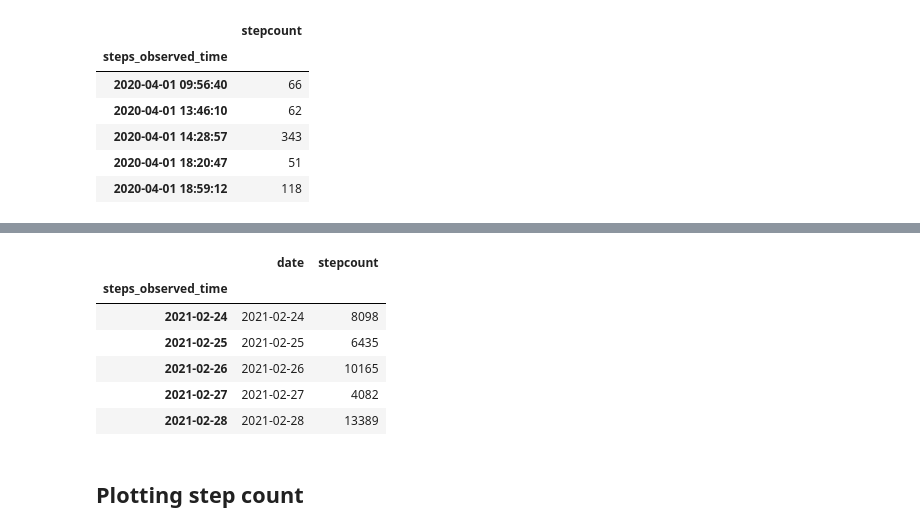
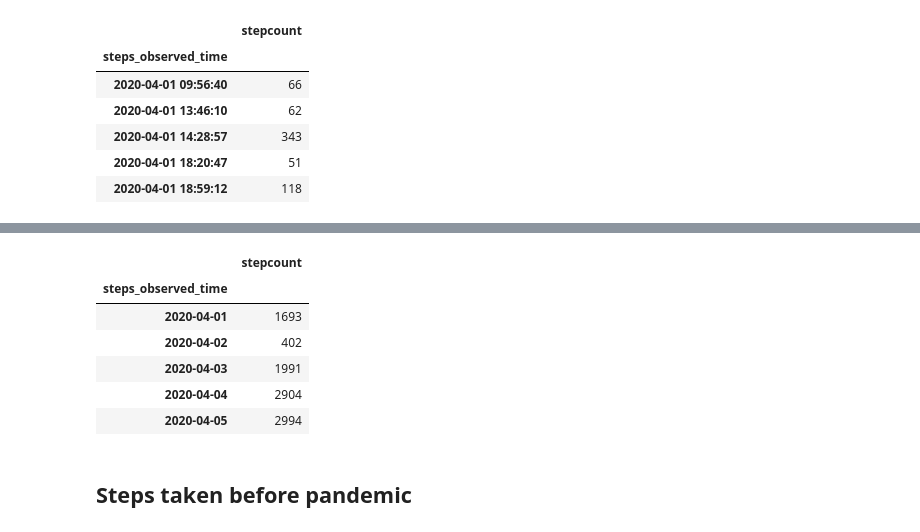
Before and after one commit to sank3t/Apple-Health, a Jupyter notebook: Health Data Analysis.ipynb, the cells around one changed output, grey strips where cells are left out. Cells and saved outputs as stored; diff of their text form; code cells hidden in the pictures.

```diff
--- a/Health Data Analysis.ipynb
+++ b/Health Data Analysis.ipynb
@@ -51,10 +85,10 @@ Selecting the data only from 01 Jan 2020 to 28 Feb 2021
 # %%
-start_date = '2020-04-01'
-end_date = '2021-02-28'
+pandemic_start_date = '2020-04-01'
+pandemic_end_date = '2021-02-28'
 
-step_count_subset_df = step_count_df[start_date:end_date]
+pandemic_df = step_count_df[pandemic_start_date:pandemic_end_date]
 
-display(step_count_subset_df.head())
+display(pandemic_df.head())
 # %% [output]
 |  | stepcount |
 | steps_observed_time |  |
@@ -82,12 +100,14 @@ display(step_count_subset_resampled_df.head())
-# %%
-display(step_count_subset_resampled_df.tail())
-# %% [output]
-|  | date | stepcount |
-| steps_observed_time |  |  |
-| 2021-02-24 | 2021-02-24 | 8098 |
-| 2021-02-25 | 2021-02-25 | 6435 |
-| 2021-02-26 | 2021-02-26 | 10165 |
-| 2021-02-27 | 2021-02-27 | 4082 |
-| 2021-02-28 | 2021-02-28 | 13389 |
-# %% [markdown]
-## Plotting step count
+# %%
+pandemic_resampled_df = pandemic_df.resample('D').sum()
+
+display(pandemic_resampled_df.head())
+# %% [output]
+|  | stepcount |
+| steps_observed_time |  |
+| 2020-04-01 | 1693 |
+| 2020-04-02 | 402 |
+| 2020-04-03 | 1991 |
+| 2020-04-04 | 2904 |
+| 2020-04-05 | 2994 |
+# %% [markdown]
+## Steps taken before pandemic
```
Also changed, not shown: parts of 18 cells of this notebook.
